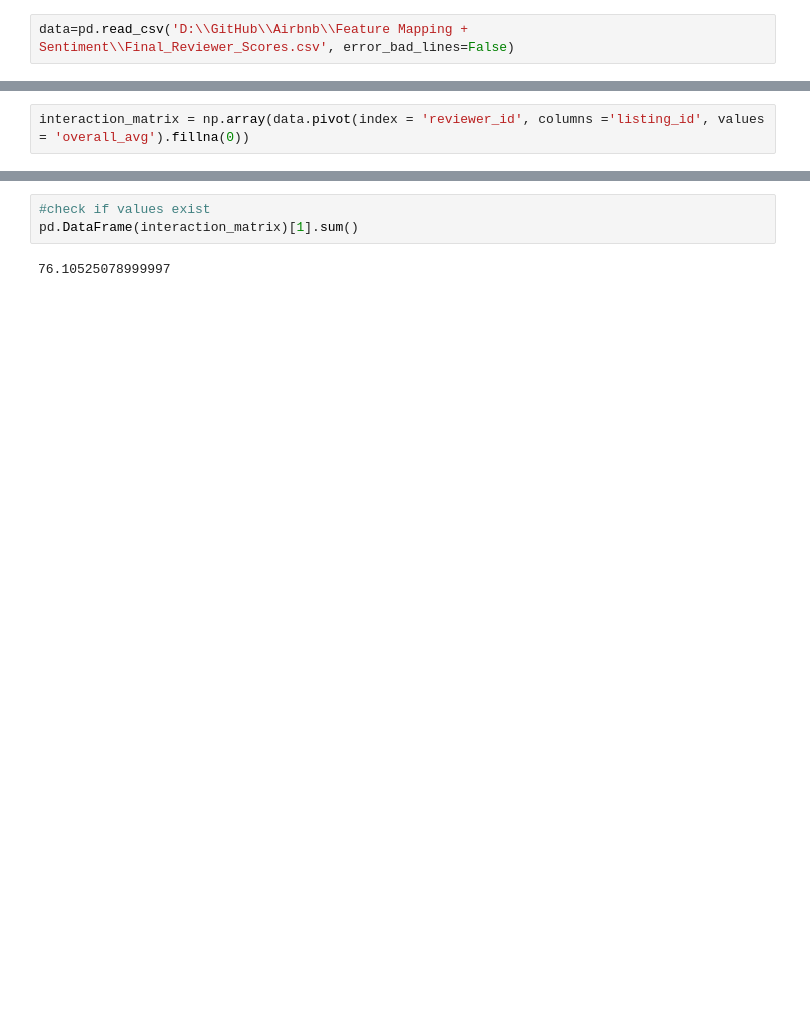
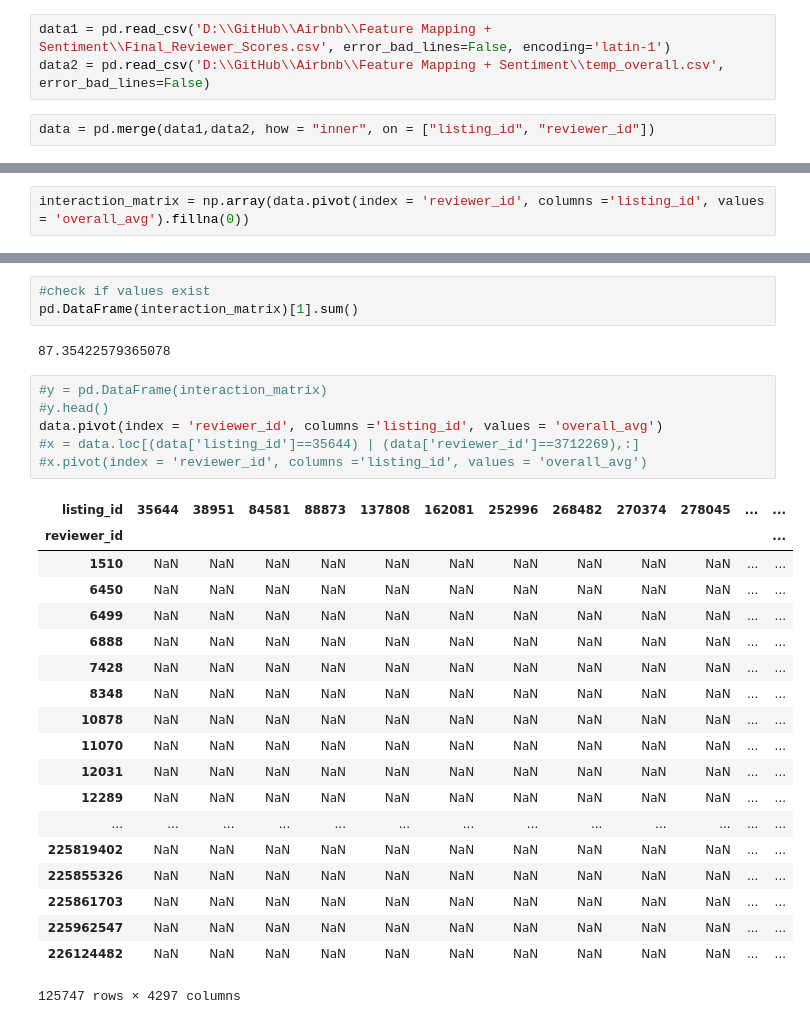
Before and after one commit to itsmemala/Airbnb, a Jupyter notebook: Recommendation/LightFM.ipynb, the cells around one changed output, grey strips where cells are left out. Saved outputs shown, nothing was run; the diff lists cells and outputs as text; blank space fills up the shorter version.

```diff
--- a/Recommendation/LightFM.ipynb
+++ b/Recommendation/LightFM.ipynb
@@ -2,4 +2,7 @@
 import pandas as pd
 import numpy as np
 # %%
-data=pd.read_csv('D:\\GitHub\\Airbnb\\Feature Mapping + Sentiment\\Final_Reviewer_Scores.csv', error_bad_lines=False)
+data1 = pd.read_csv('D:\\GitHub\\Airbnb\\Feature Mapping + Sentiment\\Final_Reviewer_Scores.csv', error_bad_lines=False, encoding='latin-1')
+data2 = pd.read_csv('D:\\GitHub\\Airbnb\\Feature Mapping + Sentiment\\temp_overall.csv', error_bad_lines=False)
+# %%
+data = pd.merge(data1,data2, how = "inner", on = ["listing_id", "reviewer_id"])
@@ -11,5 +32,31 @@ check_names=data.pivot(index = 'reviewer_id', columns ='listing_id', values = 'o
 #check if values exist
 pd.DataFrame(interaction_matrix)[1].sum()
 # %% [output]
-76.10525078999997
+87.35422579365078
+# %%
+#y = pd.DataFrame(interaction_matrix)
+#y.head()
+data.pivot(index = 'reviewer_id', columns ='listing_id', values = 'overall_avg')
+#x = data.loc[(data['listing_id']==35644) | (data['reviewer_id']==3712269),:]
+#x.pivot(index = 'reviewer_id', columns ='listing_id', values = 'overall_avg')
+# %% [output]
+| listing_id | 35644 | 38951 | 84581 | 88873 | 137808 | 162081 | 252996 | 268482 | 270374 | 278045 | ... | ... |
+| reviewer_id |  |  |  |  |  |  |  |  |  |  |  | ... |
+| 1510 | NaN | NaN | NaN | NaN | NaN | NaN | NaN | NaN | NaN | NaN | ... | ... |
+| 6450 | NaN | NaN | NaN | NaN | NaN | NaN | NaN | NaN | NaN | NaN | ... | ... |
+| 6499 | NaN | NaN | NaN | NaN | NaN | NaN | NaN | NaN | NaN | NaN | ... | ... |
+| 6888 | NaN | NaN | NaN | NaN | NaN | NaN | NaN | NaN | NaN | NaN | ... | ... |
+| 7428 | NaN | NaN | NaN | NaN | NaN | NaN | NaN | NaN | NaN | NaN | ... | ... |
+| 8348 | NaN | NaN | NaN | NaN | NaN | NaN | NaN | NaN | NaN | NaN | ... | ... |
+| 10878 | NaN | NaN | NaN | NaN | NaN | NaN | NaN | NaN | NaN | NaN | ... | ... |
+| 11070 | NaN | NaN | NaN | NaN | NaN | NaN | NaN | NaN | NaN | NaN | ... | ... |
+| 12031 | NaN | NaN | NaN | NaN | NaN | NaN | NaN | NaN | NaN | NaN | ... | ... |
+| 12289 | NaN | NaN | NaN | NaN | NaN | NaN | NaN | NaN | NaN | NaN | ... | ... |
+| ... | ... | ... | ... | ... | ... | ... | ... | ... | ... | ... | ... | ... |
+| 225819402 | NaN | NaN | NaN | NaN | NaN | NaN | NaN | NaN | NaN | NaN | ... | ... |
+| 225855326 | NaN | NaN | NaN | NaN | NaN | NaN | NaN | NaN | NaN | NaN | ... | ... |
+| 225861703 | NaN | NaN | NaN | NaN | NaN | NaN | NaN | NaN | NaN | NaN | ... | ... |
+| 225962547 | NaN | NaN | NaN | NaN | NaN | NaN | NaN | NaN | NaN | NaN | ... | ... |
+| 226124482 | NaN | NaN | NaN | NaN | NaN | NaN | NaN | NaN | NaN | NaN | ... | ... |
+125747 rows × 4297 columns
 # %%
```
Also changed, not shown: parts of 13 cells of this notebook, 2 other files.
